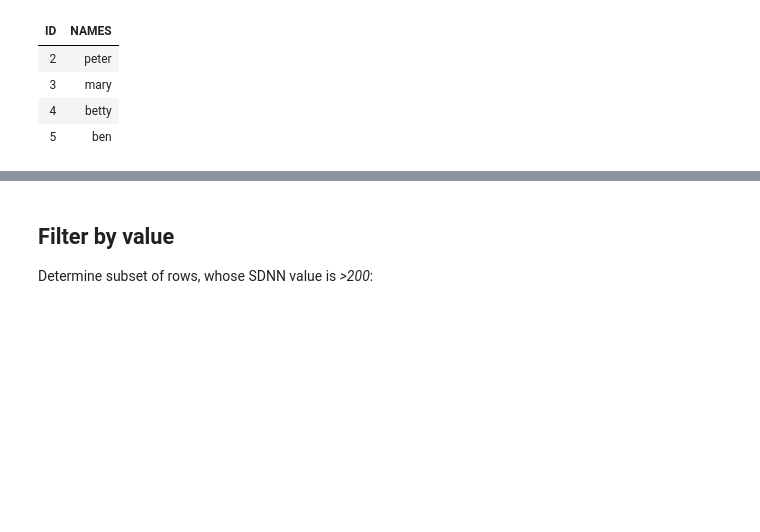
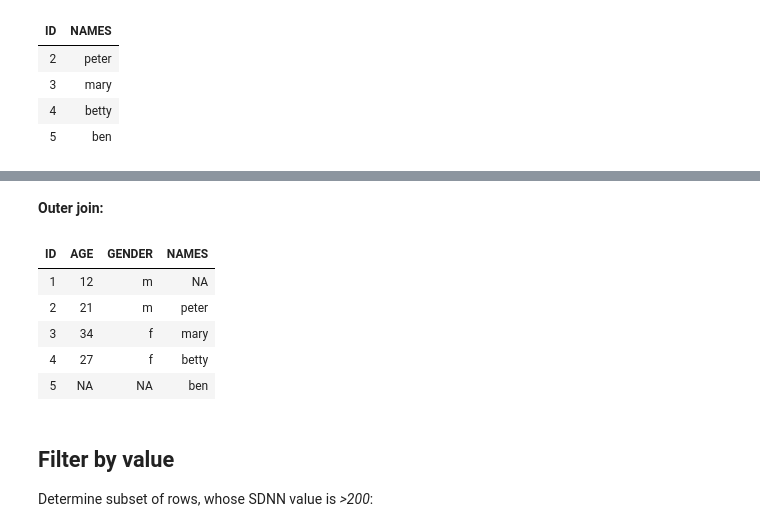
Before and after one commit to Mirza0602/Python, a Jupyter notebook: R/Lecture/02DataManagement/01OperationsOnDataframes.ipynb, the cells around one changed output, grey strips where cells are left out. Saved outputs shown, nothing was run; the diff lists cells and outputs as text; code cells hidden in the pictures; blank space fills up the shorter version.

```diff
--- a/R/Lecture/02DataManagement/01OperationsOnDataframes.ipynb
+++ b/R/Lecture/02DataManagement/01OperationsOnDataframes.ipynb
@@ -434,3 +468,15 @@ NamedPersons
+# %% [markdown]
+**Outer join:**
+# %%
+NamedPersons <- merge(persons,personNames,by="ID",all=TRUE)
+NamedPersons
+# %% [output]
+| ID | AGE | GENDER | NAMES |
+| 1 | 12 | m | NA |
+| 2 | 21 | m | peter |
+| 3 | 34 | f | mary |
+| 4 | 27 | f | betty |
+| 5 | NA | NA | ben |
 # %% [markdown]
 ## Filter by value
 
```
Also changed, not shown: parts of 19 cells of this notebook, 8 other files.
